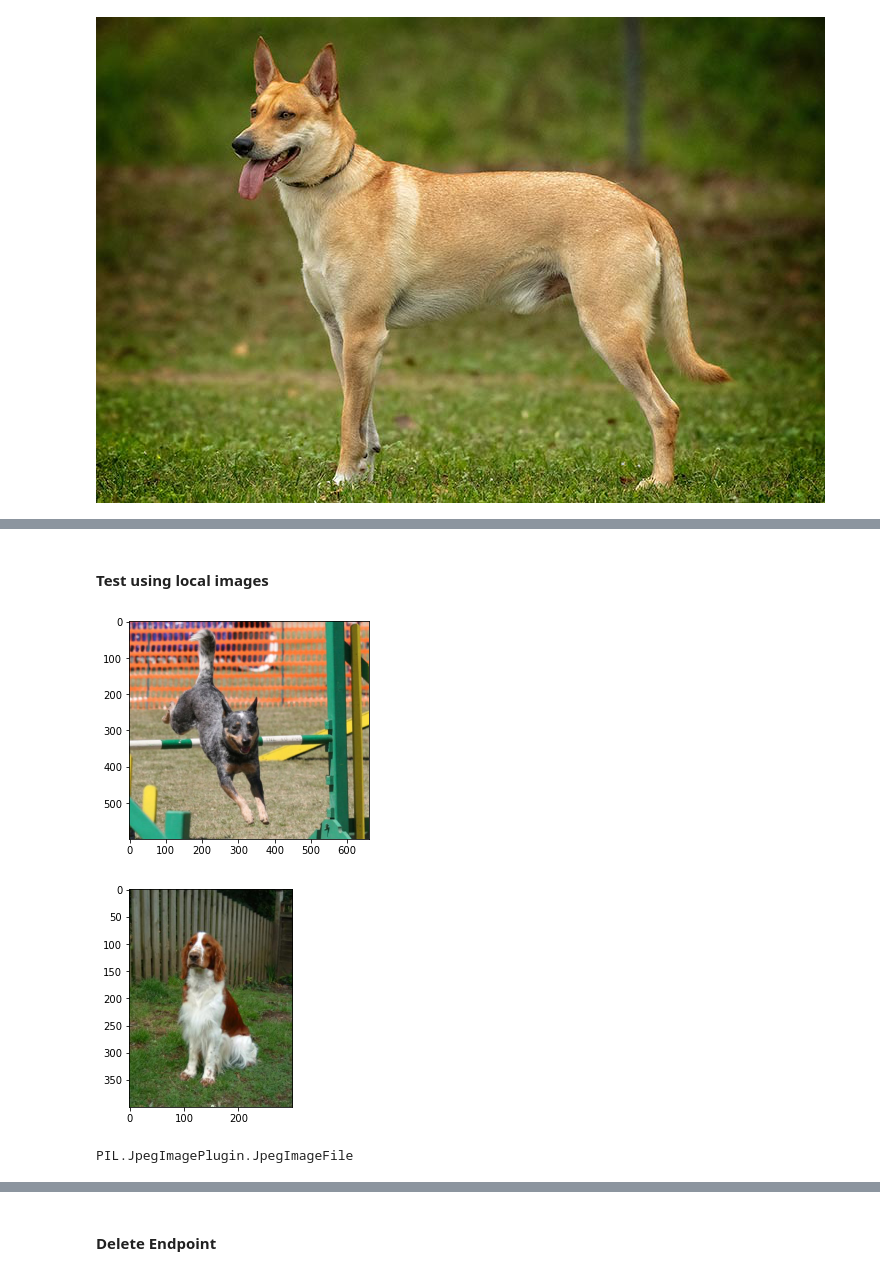
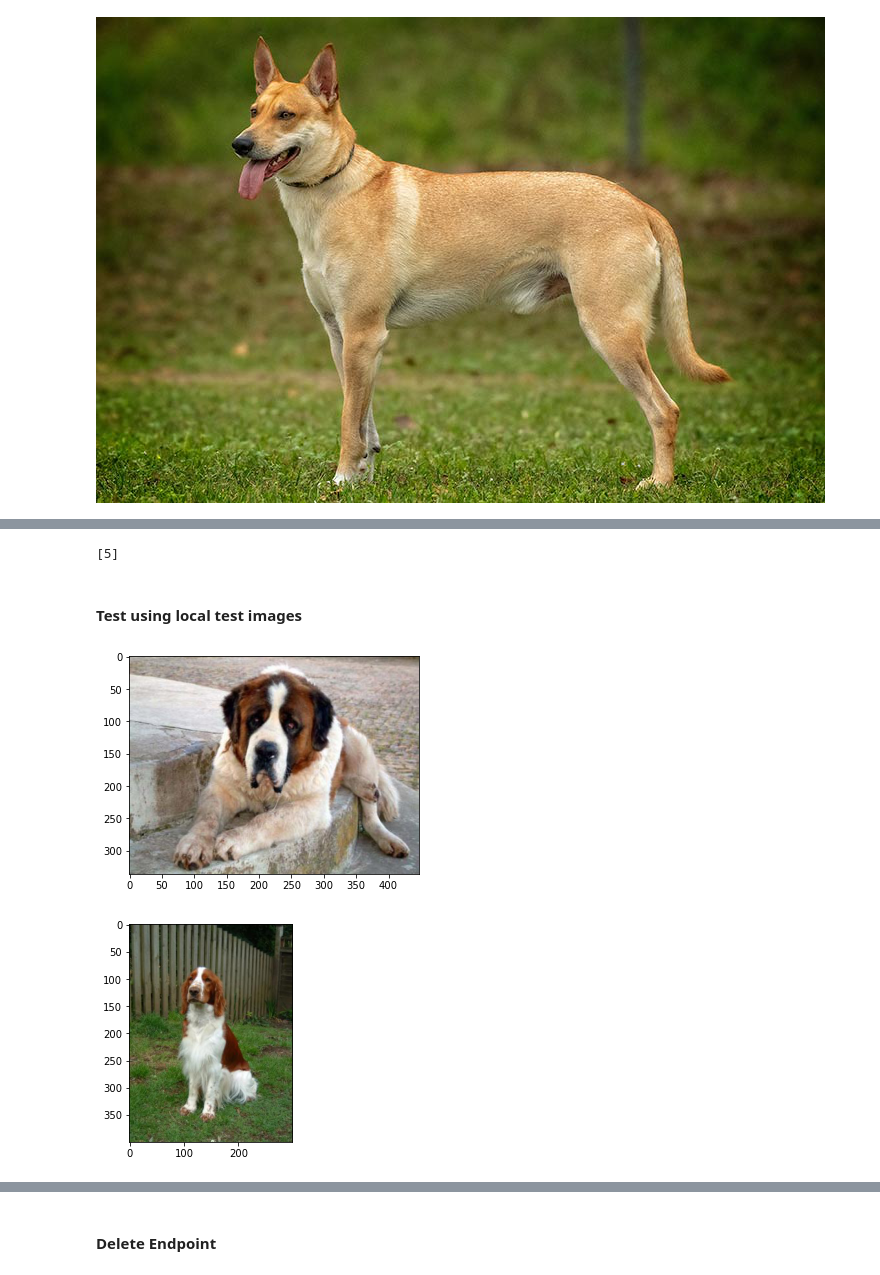
Before and after one commit to Gerban/AWS-Image-Classification-with-SageMaker, a Jupyter notebook: train_and_deploy_AG.ipynb, the cells around one changed output, grey strips where cells are left out. Cells and saved outputs as stored; diff of their text form; code cells hidden in the pictures.

```diff
--- a/train_and_deploy_AG.ipynb
+++ b/train_and_deploy_AG.ipynb
@@ -471,2 +453,9 @@ np.argmax(response, 1)
+# %%
+response2=predictor.predict(img2_bytes, initial_args={"ContentType": "image/jpeg"})
+
+pred2_class = np.argmax(response2, 1) + 1
+print(pred2_class)
+# %% [output]
+[5]
 # %% [markdown]
-#### Test using local images
+#### Test using local test images
@@ -476,12 +465,12 @@ test_path2 = ('./dogImages/test/130.Welsh_springer_spaniel/Welsh_springer_spanie
 # %%
-# Testing - showgin local image
-test_img1 = plt.imread('./dogImages/test/011.Australian_cattle_dog/Australian_cattle_dog_00730.jpg')
+# Predict dog breed using locally saved images
+test_img1 = plt.imread('./dogImages/test/126.Saint_bernard/Saint_bernard_08020.jpg')
 
 test_img2 = plt.imread('./dogImages/test/130.Welsh_springer_spaniel/Welsh_springer_spaniel_08215.jpg')
 plt.imshow(test_img1)
 plt.show()
 plt.imshow(test_img2)
 plt.show()
 # %% [output]
-[figure, old version]
+[figure, new version]
 [figure]
@@ -502,4 +476,0 @@ test_image2 = image_transform(pil_image2)
-# %%
-type(pil_image1)
-# %% [output]
-PIL.JpegImagePlugin.JpegImageFile
```
Also changed, not shown: parts of 43 cells of this notebook, 5 other files.
